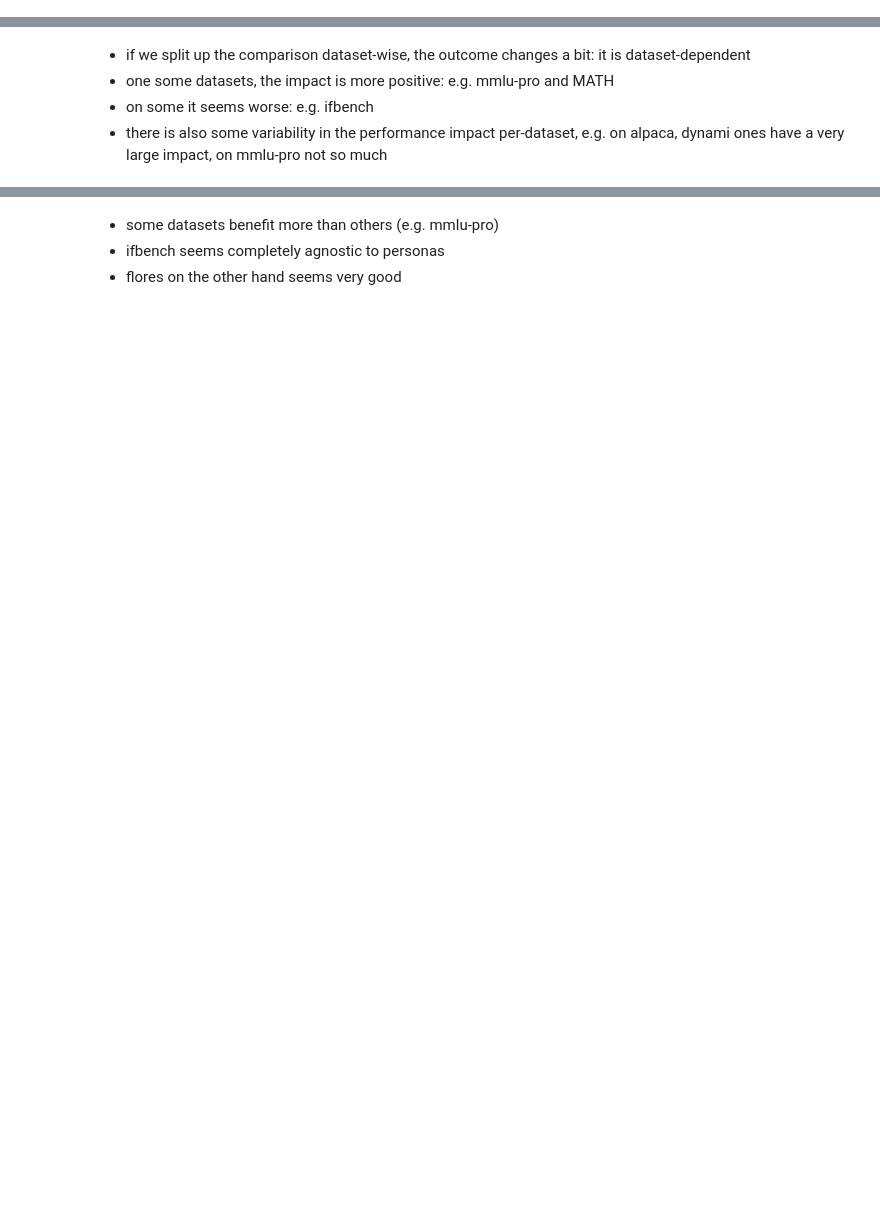
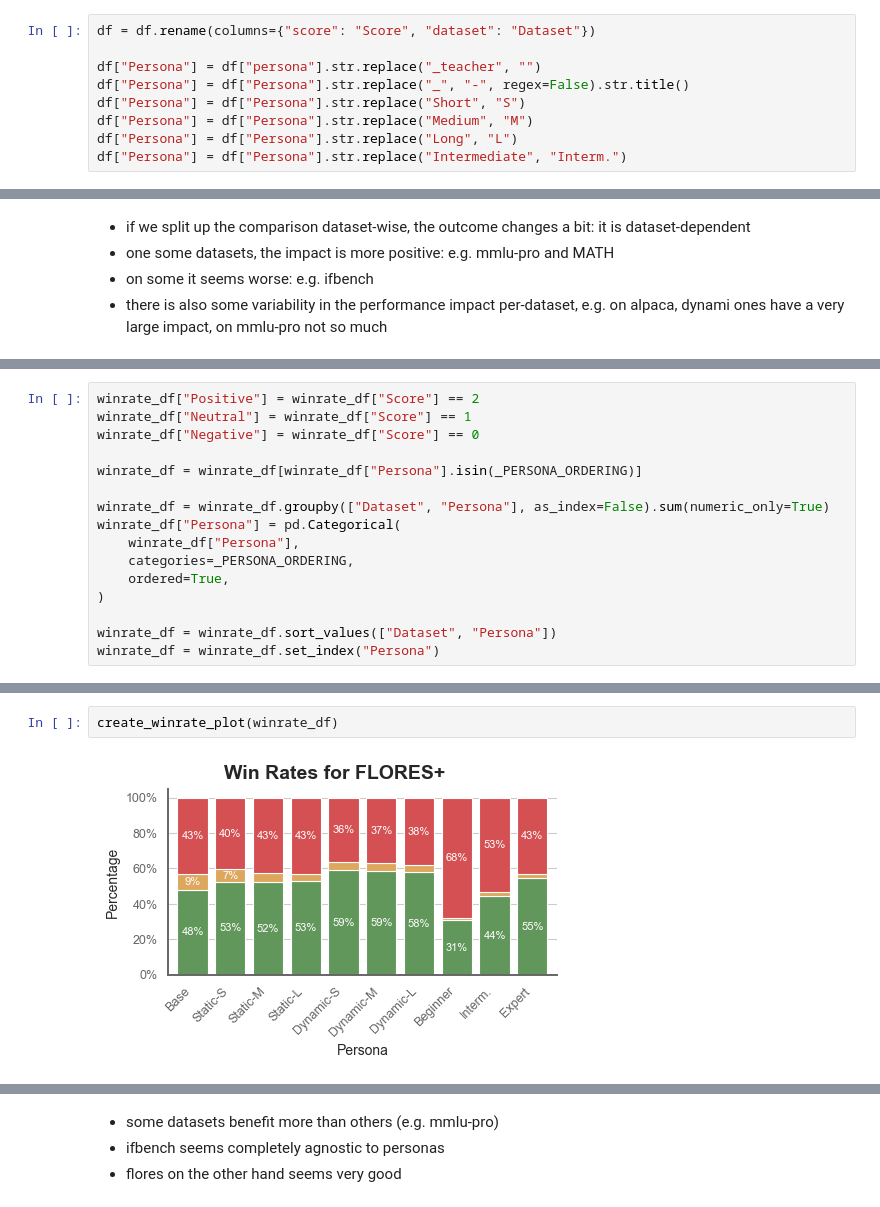
Before and after one commit to nicomu99/master-thesis, a Jupyter notebook: dataset_overview.ipynb, the cells around one changed output, grey strips where cells are left out. Cells and saved outputs as stored; diff of their text form; blank space fills up the shorter version.

```diff
--- a/dataset_overview.ipynb
+++ b/dataset_overview.ipynb
@@ -57,0 +90,9 @@ df["persona"] = df["persona"].str.replace("_teacher", "")
+# %%
+df = df.rename(columns={"score": "Score", "dataset": "Dataset"})
+
+df["Persona"] = df["persona"].str.replace("_teacher", "")
+df["Persona"] = df["Persona"].str.replace("_", "-", regex=False).str.title()
+df["Persona"] = df["Persona"].str.replace("Short", "S")
+df["Persona"] = df["Persona"].str.replace("Medium", "M")
+df["Persona"] = df["Persona"].str.replace("Long", "L")
+df["Persona"] = df["Persona"].str.replace("Intermediate", "Interm.")
@@ -171,0 +254,16 @@ plotting_wrapper.create_overall_stacked_barchart("alpaca")
+# %%
+winrate_df["Positive"] = winrate_df["Score"] == 2
+winrate_df["Neutral"] = winrate_df["Score"] == 1
+winrate_df["Negative"] = winrate_df["Score"] == 0
+
+winrate_df = winrate_df[winrate_df["Persona"].isin(_PERSONA_ORDERING)]
+
+winrate_df = winrate_df.groupby(["Dataset", "Persona"], as_index=False).sum(numeric_only=True)
+winrate_df["Persona"] = pd.Categorical(
+    winrate_df["Persona"],
+    categories=_PERSONA_ORDERING,
+    ordered=True,
+)
+
+winrate_df = winrate_df.sort_values(["Dataset", "Persona"])
+winrate_df = winrate_df.set_index("Persona")
@@ -171,0 +328,4 @@ plotting_wrapper.create_overall_stacked_barchart("alpaca")
+# %%
+create_winrate_plot(winrate_df)
+# %% [output]
+[figure, added]
```
Also changed, not shown: parts of 59 cells of this notebook, 21 other files.
